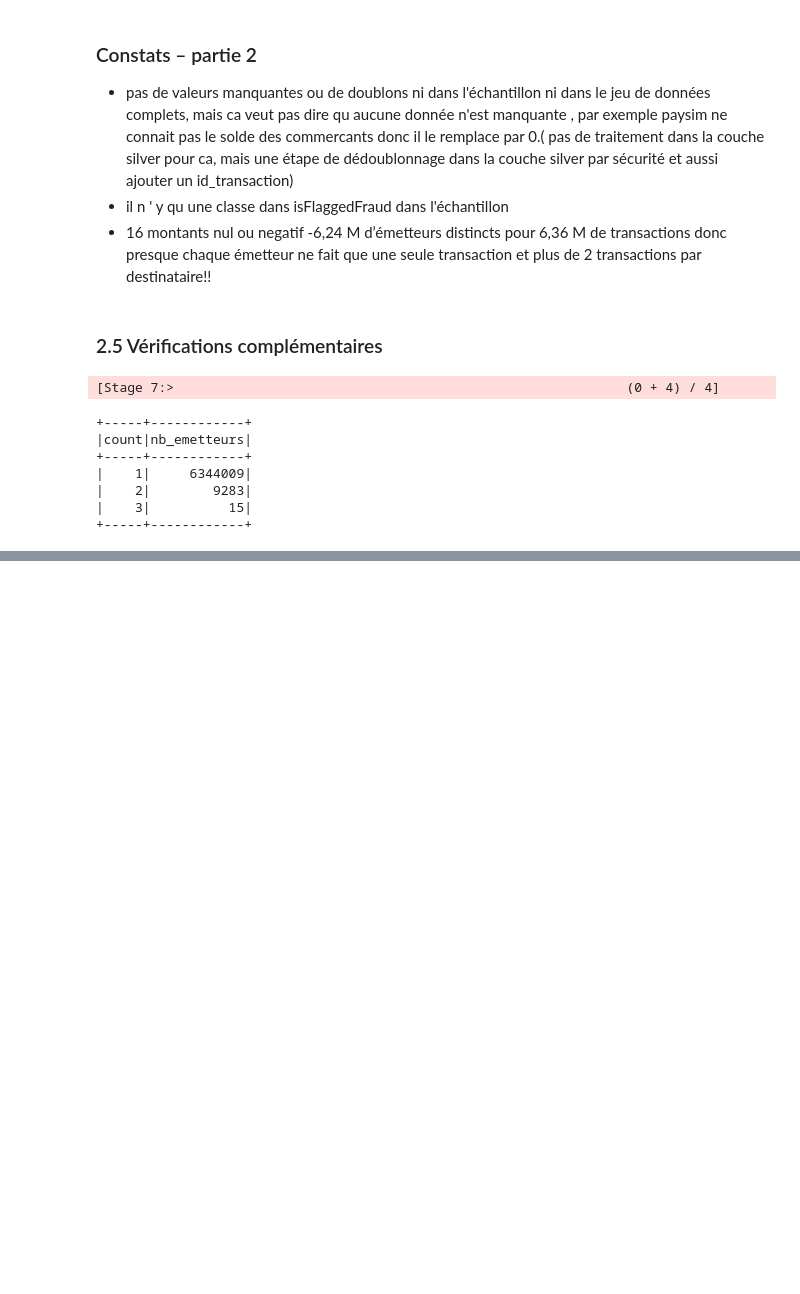
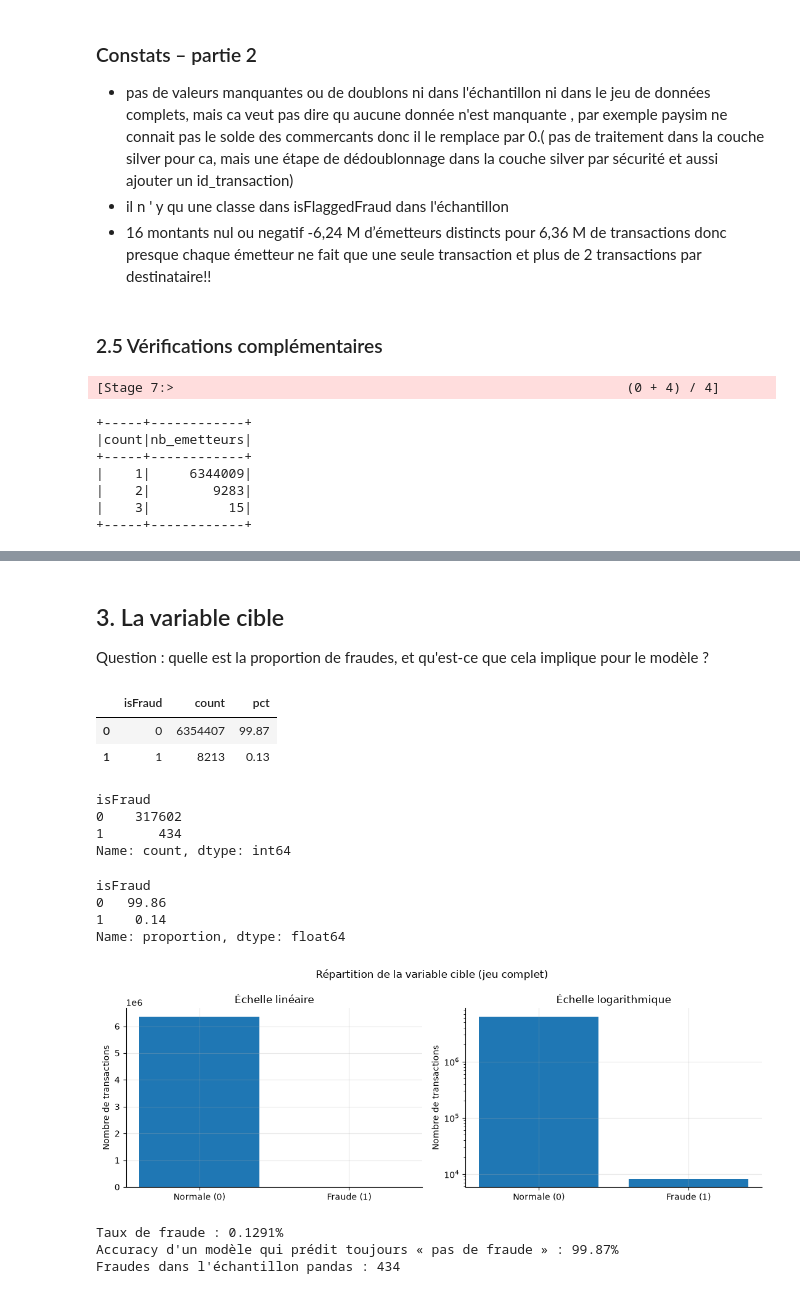
Before and after one commit to Rim-Hamdoune/fraud-lakehouse, a Jupyter notebook: notebooks/01_eda_paysim.ipynb, the cells around one changed output, grey strips where cells are left out. Saved outputs shown, nothing was run; the diff lists cells and outputs as text; code cells hidden in the pictures; blank space fills up the shorter version.

```diff
--- a/notebooks/01_eda_paysim.ipynb
+++ b/notebooks/01_eda_paysim.ipynb
@@ -330,0 +424,58 @@ controles
+# %% [markdown]
+## 3. La variable cible
+Question : quelle est la proportion de fraudes, et qu'est-ce que cela implique pour le modèle ?
+# %%
+cible = (
+    df.groupBy("isFraud").count()
+    .withColumn("pct", F.col("count") / nb_lignes * 100)
+    .orderBy("isFraud")
+    .toPandas()
+)
+cible
+# %% [output]
+|  | isFraud | count | pct |
+| 0 | 0 | 6354407 | 99.87 |
+| 1 | 1 | 8213 | 0.13 |
+# %%
+pdf["isFraud"].value_counts()
+# %% [output]
+isFraud
+0    317602
+1       434
+Name: count, dtype: int64
+# %%
+pdf["isFraud"].value_counts(normalize=True) * 100
+# %% [output]
+isFraud
+0   99.86
+1    0.14
+Name: proportion, dtype: float64
+# %%
+etiquettes = ["Normale (0)", "Fraude (1)"]
+
+fig, axes = plt.subplots(1, 2, figsize=(11, 4))
+
+axes[0].bar(etiquettes, cible["count"])
+axes[0].set_title("Échelle linéaire")
+
+axes[1].bar(etiquettes, cible["count"])
+axes[1].set_yscale("log")
+axes[1].set_title("Échelle logarithmique")
+
+for ax in axes:
+    ax.set_ylabel("Nombre de transactions")
+
+fig.suptitle("Répartition de la variable cible (jeu complet)")
+plt.tight_layout()
+plt.show()
+# %% [output]
+[figure, added]
+# %%
+taux_fraude = cible.loc[cible["isFraud"] == 1, "count"].iloc[0] / nb_lignes
+print(f"Taux de fraude : {taux_fraude:.4%}")
+print(f"Accuracy d'un modèle qui prédit toujours « pas de fraude » : {1 - taux_fraude:.2%}")
+print(f"Fraudes dans l'échantillon pandas : {pdf['isFraud'].sum():,}")
+# %% [output]
+Taux de fraude : 0.1291%
+Accuracy d'un modèle qui prédit toujours « pas de fraude » : 99.87%
+Fraudes dans l'échantillon pandas : 434
```
Also changed, not shown: parts of 24 cells of this notebook.
